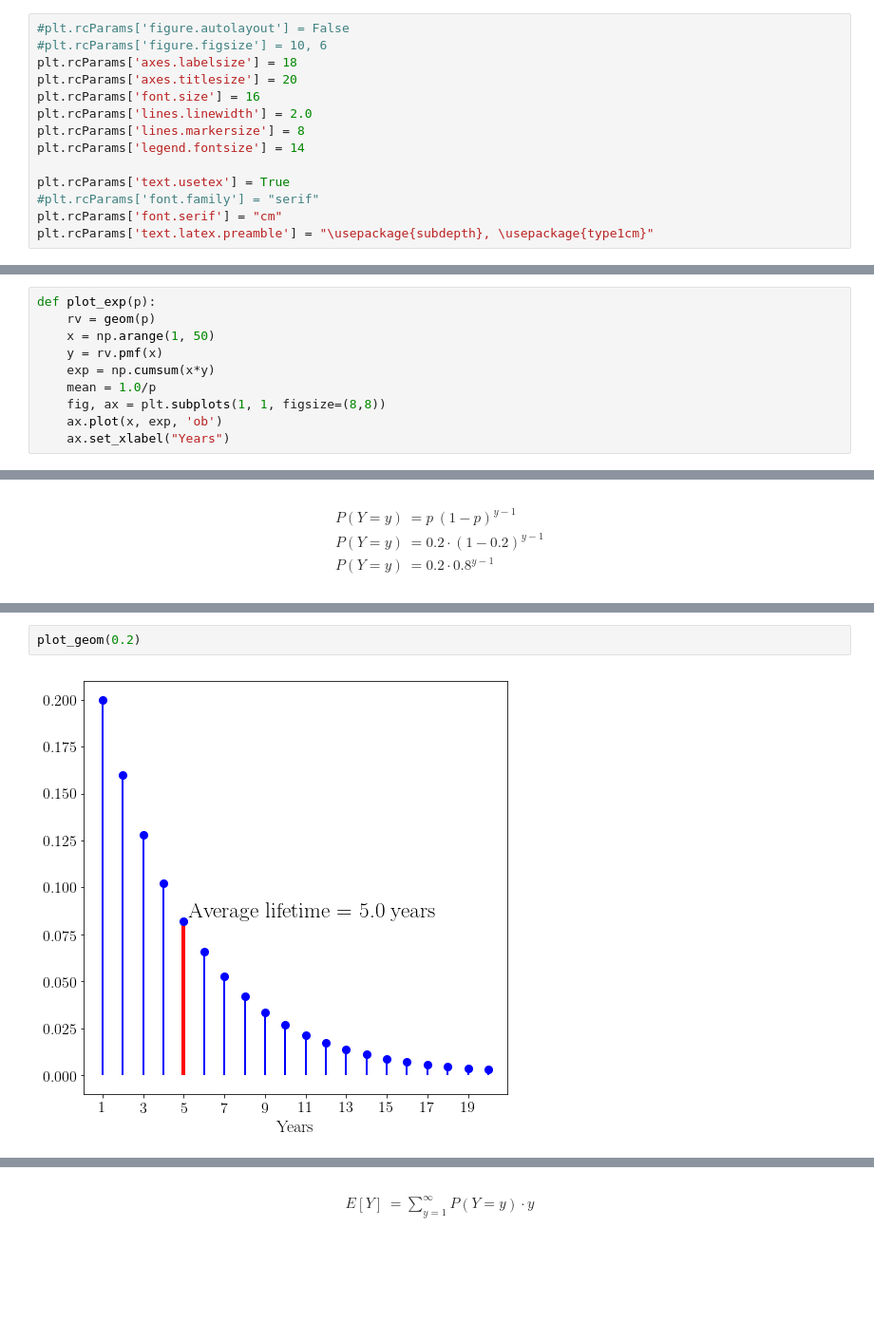
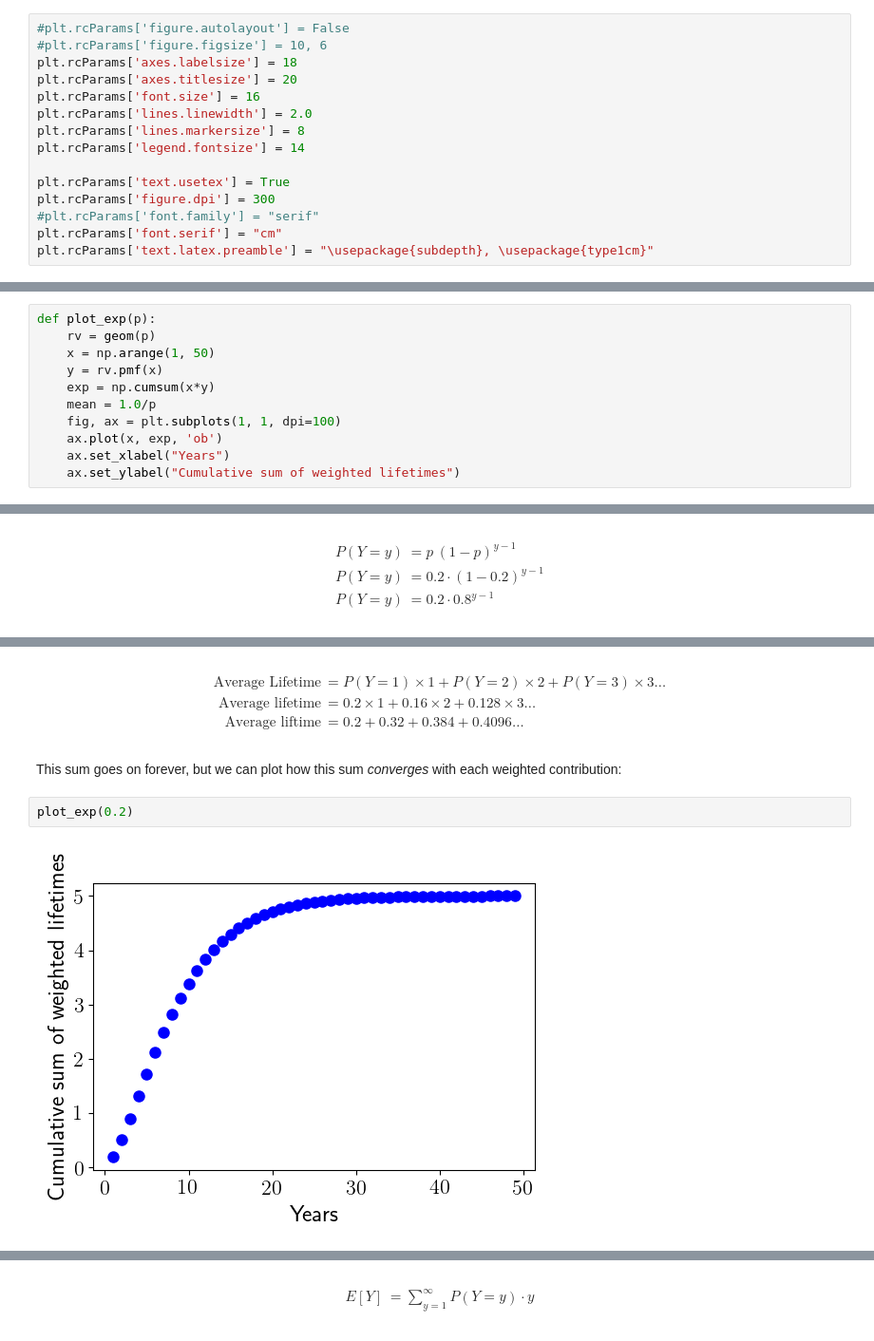
Before and after one commit to pmajmudar/posts, a Jupyter notebook: Customer_Lifetime_and_Churn.ipynb, the cells around one changed output, grey strips where cells are left out. Shown at 95% size. Cells and saved outputs as stored; diff of their text form; blank space fills up the shorter version.

```diff
--- a/Customer_Lifetime_and_Churn.ipynb
+++ b/Customer_Lifetime_and_Churn.ipynb
@@ -14,6 +14,7 @@ plt.rcParams['lines.markersize'] = 8
 plt.rcParams['legend.fontsize'] = 14
 
 plt.rcParams['text.usetex'] = True
+plt.rcParams['figure.dpi'] = 300
 #plt.rcParams['font.family'] = "serif"
 plt.rcParams['font.serif'] = "cm"
 plt.rcParams['text.latex.preamble'] = "\usepackage{subdepth}, \usepackage{type1cm}"
@@ -39,6 +53,7 @@ def plot_exp(p):
     y = rv.pmf(x)
     exp = np.cumsum(x*y)
     mean = 1.0/p
-    fig, ax = plt.subplots(1, 1, figsize=(8,8))
+    fig, ax = plt.subplots(1, 1, dpi=100)
     ax.plot(x, exp, 'ob')
     ax.set_xlabel("Years")
+    ax.set_ylabel("Cumulative sum of weighted lifetimes")
@@ -92,4 +127,12 @@ We can plot this out to visualise the chance of a customer churning after 1,2,3,
+# %% [markdown]
+\begin{align}
+\text{Average Lifetime} &=  P(Y=1) \times 1 +  P(Y=2) \times 2 + P(Y=3) \times 3 \dots \\
+\text{Average lifetime} &= 0.2 \times 1 + 0.16 \times 2 + 0.128 \times 3 \dots \\
+\text{Average liftime} &= 0.2 + 0.32 + 0.384 + 0.4096 \dots
+\end{align}
+# %% [markdown]
+This sum goes on forever, but we can plot how this sum *converges* with each weighted contribution:
 # %%
-plot_geom(0.2)
+plot_exp(0.2)
 # %% [output]
-[figure, old version]
+[figure, new version]
```
Also changed, not shown: parts of 45 cells of this notebook.
